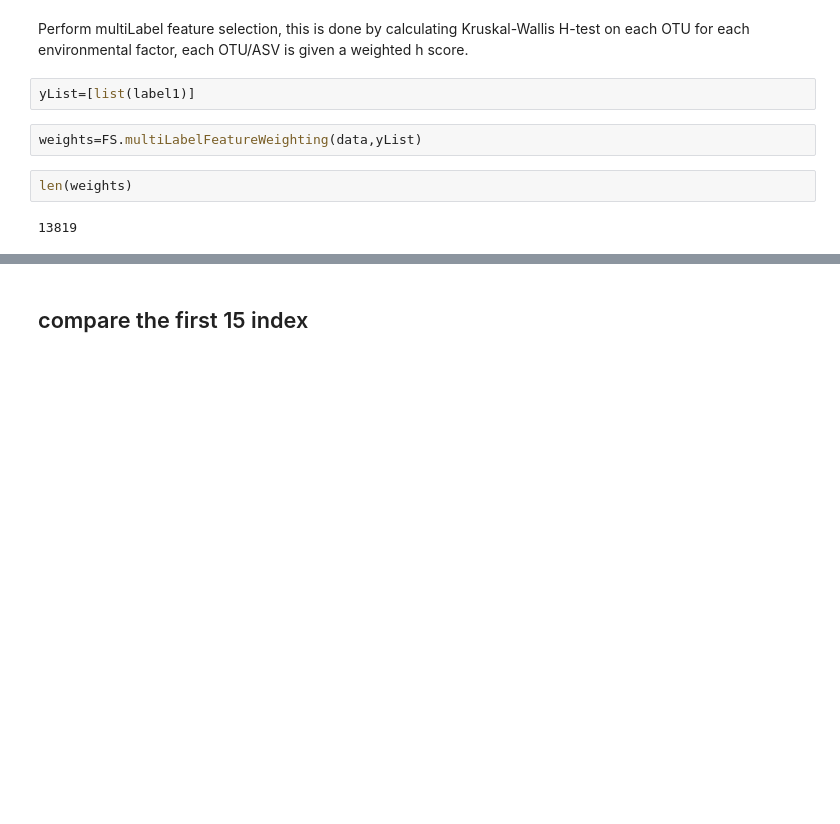
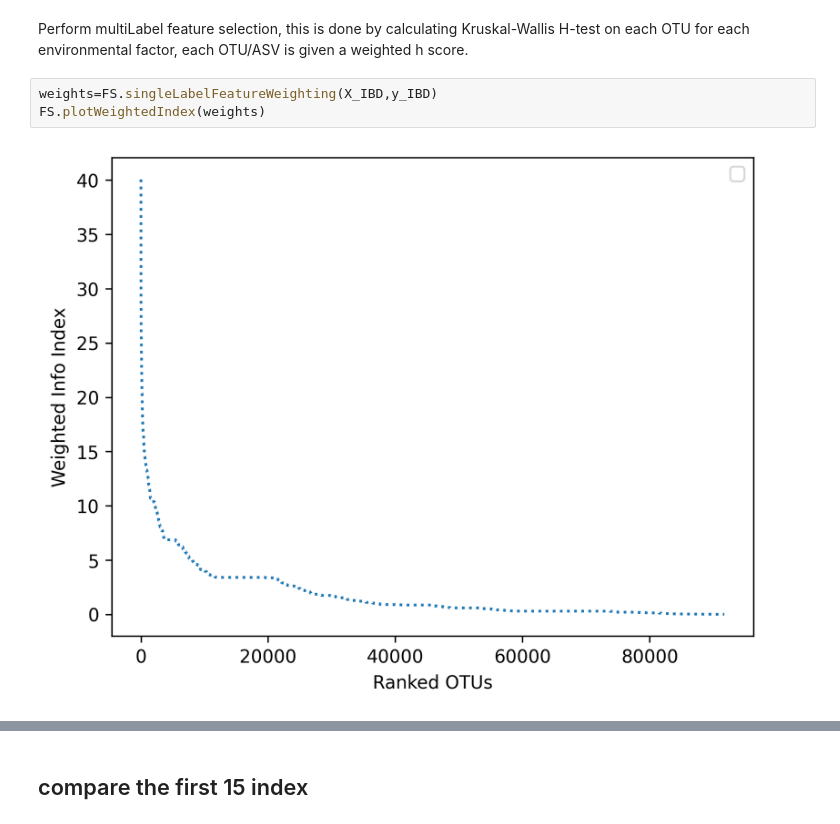
Before and after one commit to mengling-he/SelectMicro_24new, a Jupyter notebook: USGut_FS.ipynb, the cells around one changed output, grey strips where cells are left out. Cells and saved outputs as stored; diff of their text form; blank space fills up the shorter version.

```diff
--- a/USGut_FS.ipynb
+++ b/USGut_FS.ipynb
@@ -95,13 +79,10 @@ print(np.shape(data))
 # %% [markdown]
 Perform multiLabel feature selection, this is done by calculating Kruskal-Wallis H-test on each OTU for each environmental factor, each OTU/ASV is given a weighted h score.
-# %%
-yList=[list(label1)]
-# %%
-weights=FS.multiLabelFeatureWeighting(data,yList)
-# %%
-len(weights)
-# %% [output]
-13819
+# %%
+weights=FS.singleLabelFeatureWeighting(X_IBD,y_IBD)
+FS.plotWeightedIndex(weights)
+# %% [output]
+[figure, added]
 # %%
 scores=(sorted(weights,reverse=True))
 eps=FS.elbowPoint(scores)
```
Also changed, not shown: parts of 58 cells of this notebook, 2 other files.
